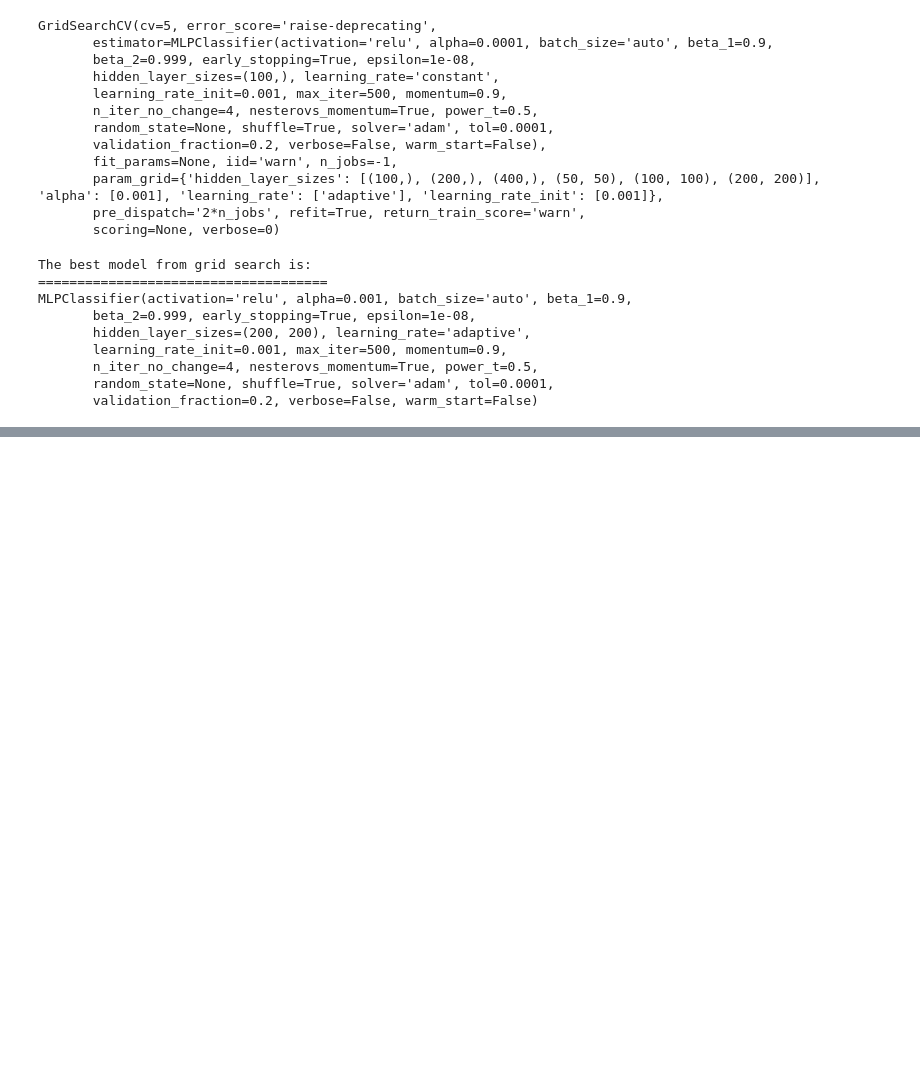
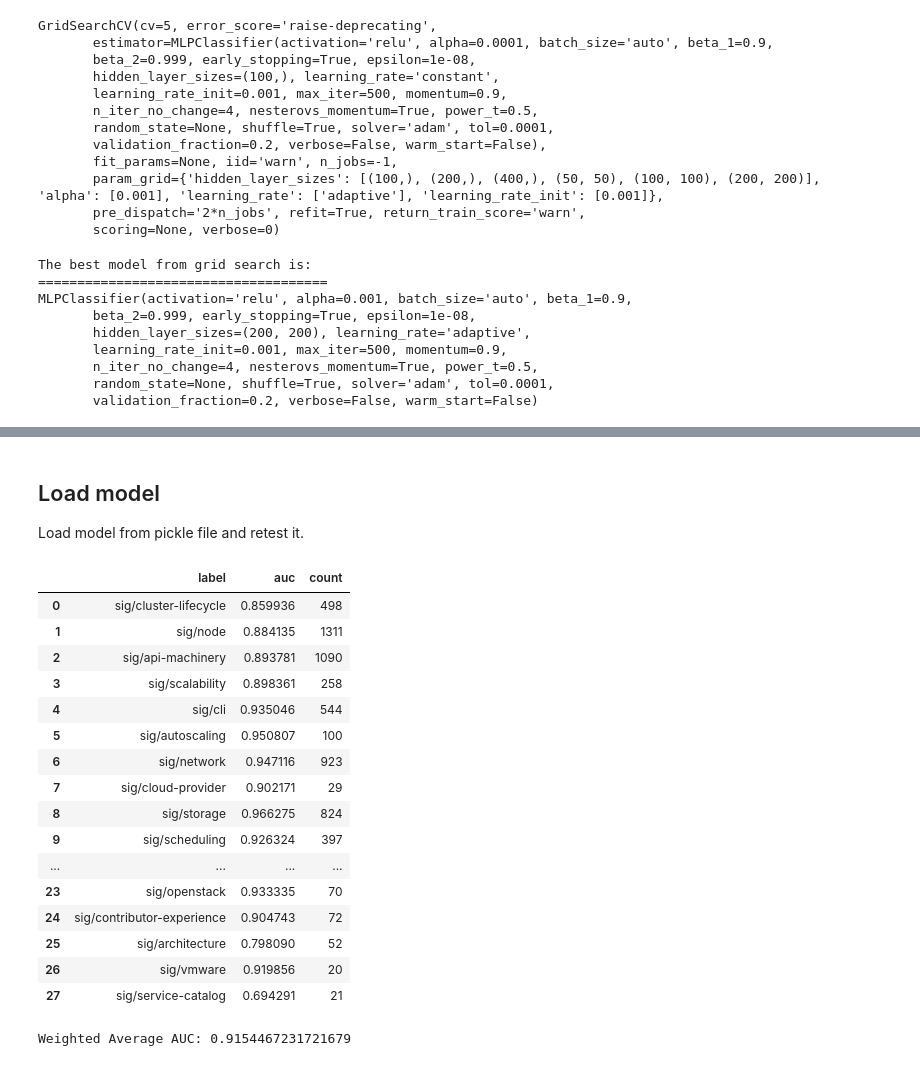
Before and after one commit to kubeflow/code-intelligence, a Jupyter notebook: notebooks/Label_k8s_issues_with_MLP.ipynb, the cells around one changed output, grey strips where cells are left out. Cells and saved outputs as stored; diff of their text form; code cells hidden in the pictures; blank space fills up the shorter version.

Commit message:
Add steps to save and load models.

```diff
--- a/notebooks/Label_k8s_issues_with_MLP.ipynb
+++ b/notebooks/Label_k8s_issues_with_MLP.ipynb
@@ -195,0 +200,6 @@ Weighted Average AUC: 0.9197858043321433
+# %%
+with open('mlp_k8s.dpkl', 'wb') as f:
+    dpickle.dump(gscvmlp, f)
+# %% [markdown]
+## Load model
+Load model from pickle file and retest it.
@@ -195,0 +208,26 @@ Weighted Average AUC: 0.9197858043321433
+# %%
+with open('mlp_k8s.dpkl', 'rb') as f:
+    gscvmlp = dpickle.load(f)
+# %%
+mlp_tuned_predictions = gscvmlp.predict_proba(X_holdout)
+# %%
+mlp_tuned_df, mlp_tuned_auc = calculate_auc(mlp_tuned_predictions)
+# %% [output]
+|  | label | auc | count |
+| 0 | sig/cluster-lifecycle | 0.859936 | 498 |
+| 1 | sig/node | 0.884135 | 1311 |
+| 2 | sig/api-machinery | 0.893781 | 1090 |
+| 3 | sig/scalability | 0.898361 | 258 |
+| 4 | sig/cli | 0.935046 | 544 |
+| 5 | sig/autoscaling | 0.950807 | 100 |
+| 6 | sig/network | 0.947116 | 923 |
+| 7 | sig/cloud-provider | 0.902171 | 29 |
+| 8 | sig/storage | 0.966275 | 824 |
+| 9 | sig/scheduling | 0.926324 | 397 |
+| ... | ... | ... | ... |
+| 23 | sig/openstack | 0.933335 | 70 |
+| 24 | sig/contributor-experience | 0.904743 | 72 |
+| 25 | sig/architecture | 0.798090 | 52 |
+| 26 | sig/vmware | 0.919856 | 20 |
+| 27 | sig/service-catalog | 0.694291 | 21 |
+Weighted Average AUC: 0.9154467231721679
```
Also changed, not shown: parts of 4 cells of this notebook.
